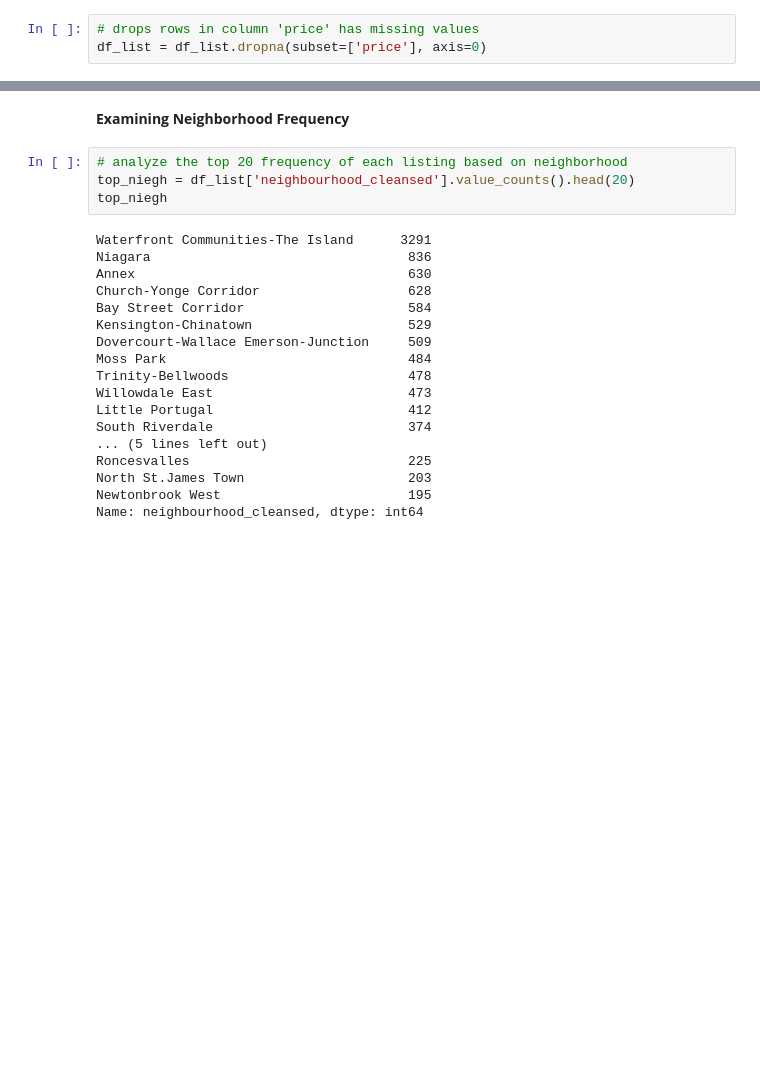
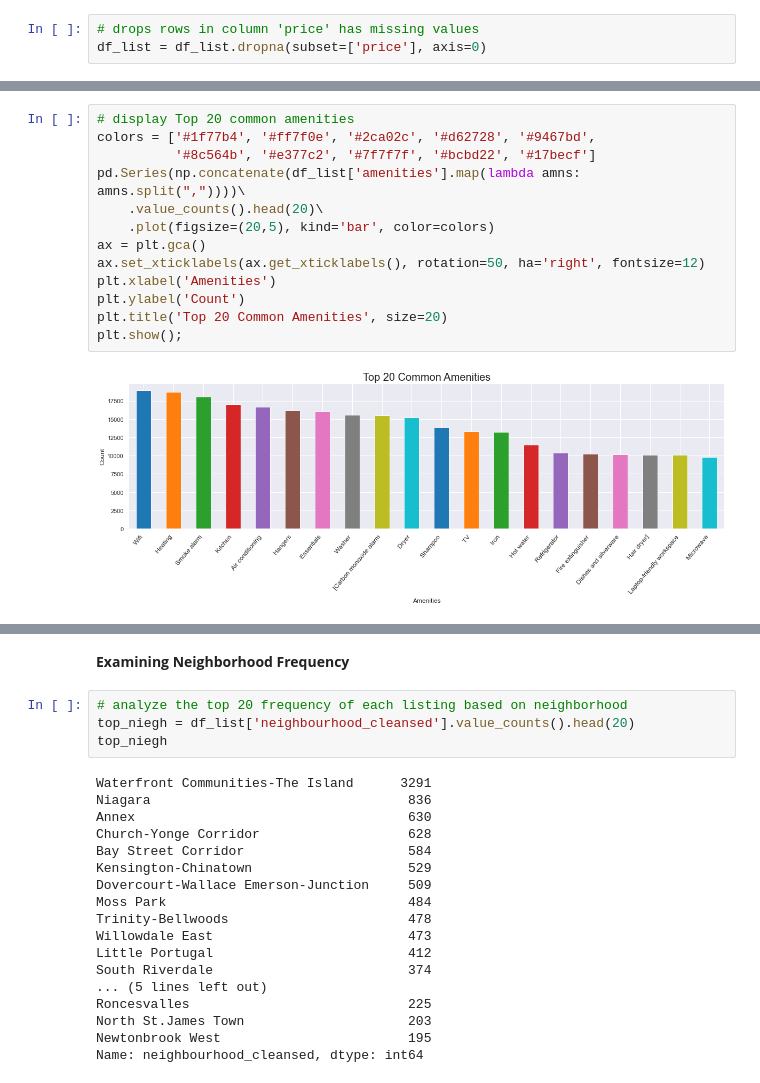
Before and after one commit to peterle93/Toronto-Airbnb-Analysis, a Jupyter notebook: Toronto Airbnb Dataset.ipynb, the cells around one changed output, grey strips where cells are left out. Drawn from its saved outputs; the diff is of its cells as text; blank space fills up the shorter version.

```diff
--- a/Toronto Airbnb Dataset.ipynb
+++ b/Toronto Airbnb Dataset.ipynb
@@ -172,0 +142,15 @@ dtype: int64
+# %%
+# display Top 20 common amenities
+colors = ['#1f77b4', '#ff7f0e', '#2ca02c', '#d62728', '#9467bd',
+          '#8c564b', '#e377c2', '#7f7f7f', '#bcbd22', '#17becf']
+pd.Series(np.concatenate(df_list['amenities'].map(lambda amns: amns.split(","))))\
+    .value_counts().head(20)\
+    .plot(figsize=(20,5), kind='bar', color=colors)
+ax = plt.gca()
+ax.set_xticklabels(ax.get_xticklabels(), rotation=50, ha='right', fontsize=12)
+plt.xlabel('Amenities')
+plt.ylabel('Count')
+plt.title('Top 20 Common Amenities', size=20)
+plt.show();
+# %% [output]
+[figure, added]
```
Also changed, not shown: parts of 74 cells of this notebook.
